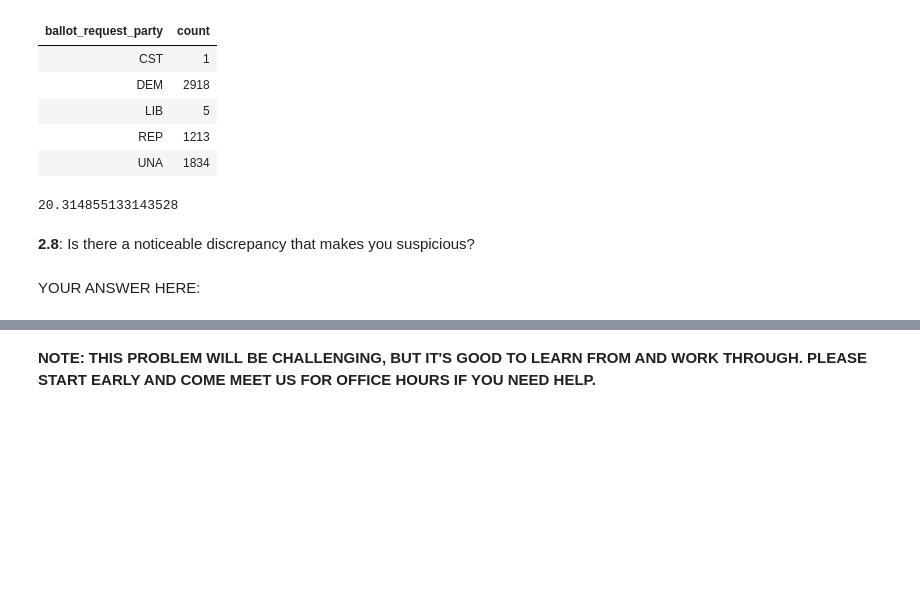
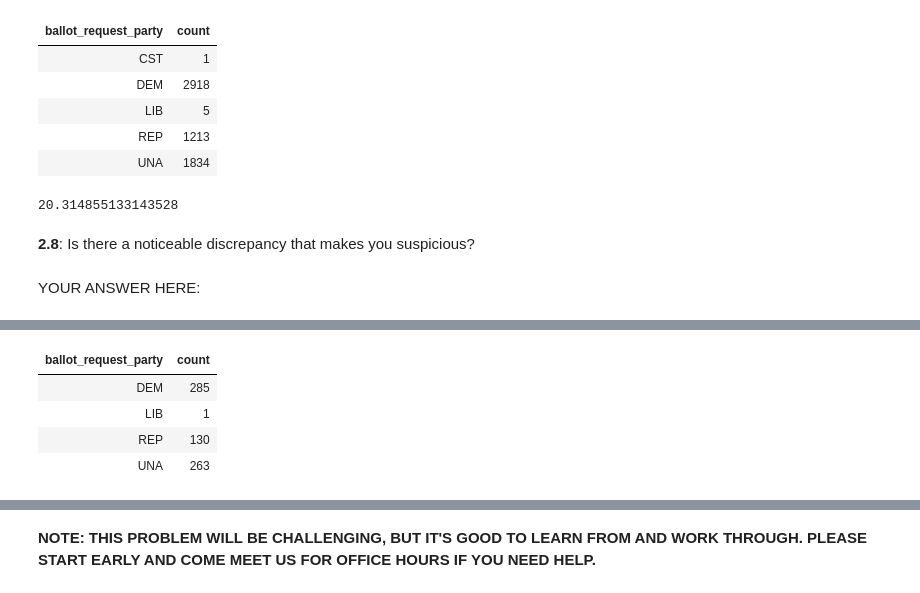
Before and after one commit to christopherzheng/decodingpolitics, a Jupyter notebook: codingassignments/proj2/[Decoding Politics] Coding Assignment 2.ipynb, the cells around one changed output, grey strips where cells are left out. Saved outputs shown, nothing was run; the diff lists cells and outputs as text; code cells hidden in the pictures; blank space fills up the shorter version.

```diff
--- a/codingassignments/proj2/[Decoding Politics] Coding Assignment 2.ipynb
+++ b/codingassignments/proj2/[Decoding Politics] Coding Assignment 2.ipynb
@@ -272,0 +281,11 @@ YOUR ANSWER HERE:
+# %%
+mail_only = bladen_abs_d9.where("ballot_req_type", are.equal_to("MAIL"))
+mail_only = mail_only.where("ballot_rtn_status", are.equal_to("ACCEPTED"))
+mail_only_parties = mail_only.group("ballot_request_party")
+mail_only_parties
+# %% [output]
+| ballot_request_party | count |
+| DEM | 285 |
+| LIB | 1 |
+| REP | 130 |
+| UNA | 263 |
```
Also changed, not shown: parts of 27 cells of this notebook.
